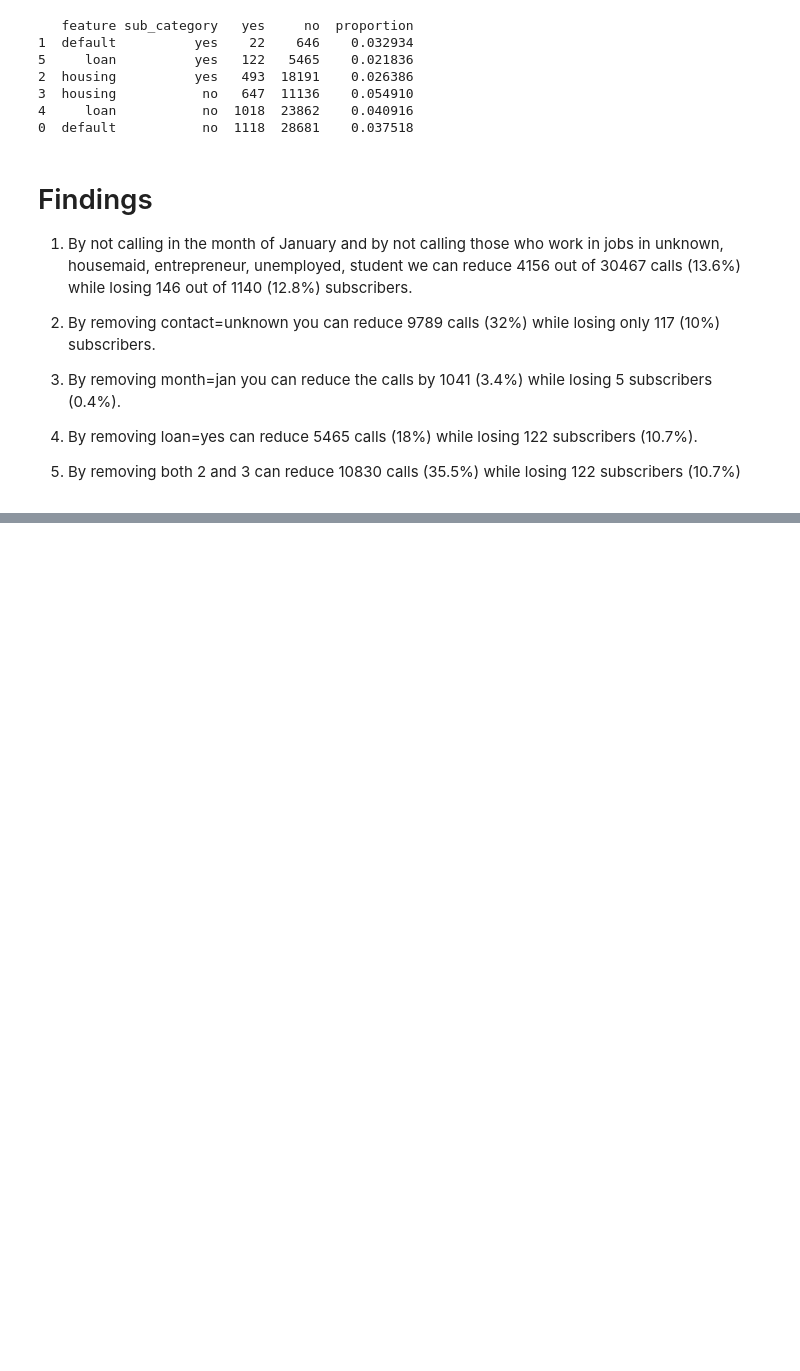
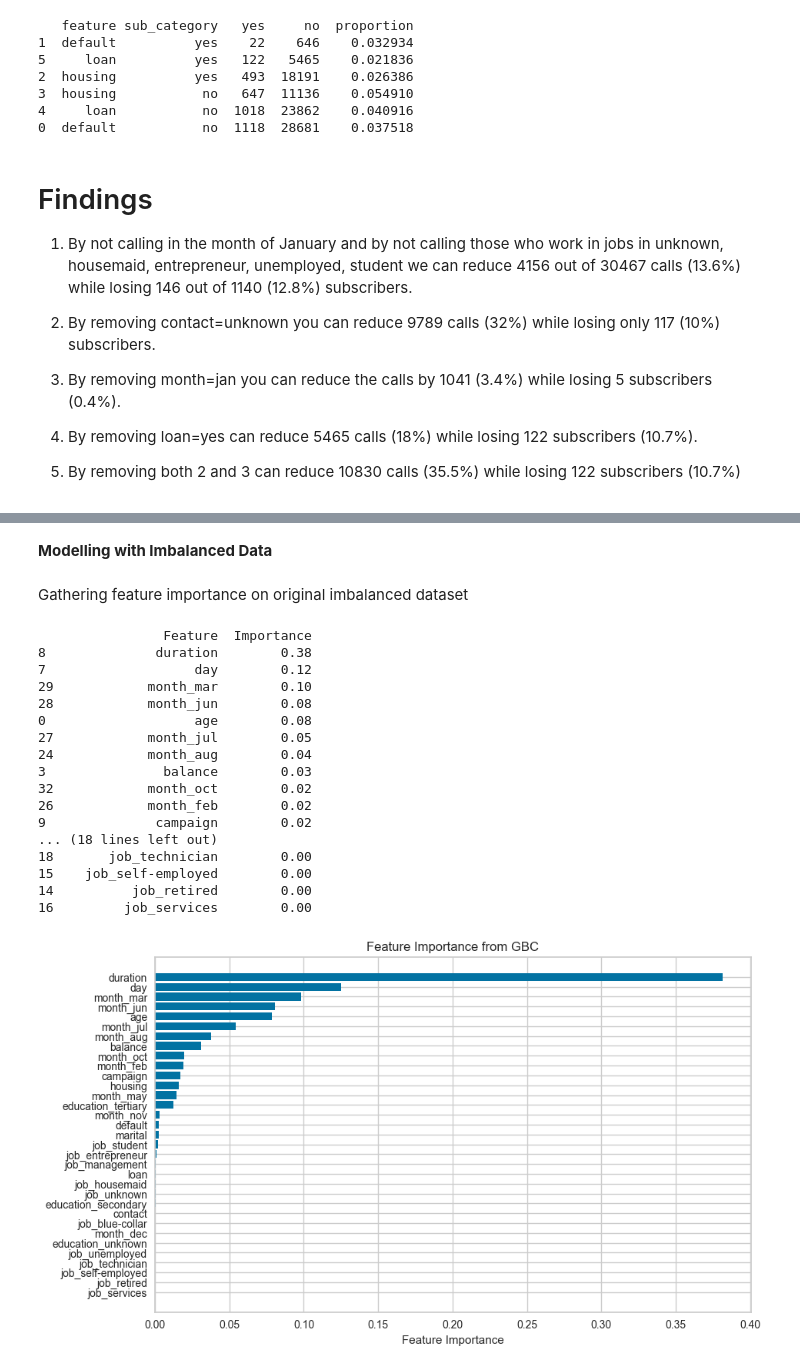
Before and after one commit to pranav-netizen/CbPode4xMs2TacH1, a Jupyter notebook: term-deposit-marketing.ipynb, the cells around one changed output, grey strips where cells are left out. Cells and saved outputs as stored; diff of their text form; code cells hidden in the pictures; blank space fills up the shorter version.

```diff
--- a/term-deposit-marketing.ipynb
+++ b/term-deposit-marketing.ipynb
@@ -382,0 +553,7 @@ print(sorted_binary_counts_df[['feature', 'sub_category', 'yes', 'no', 'proporti
+# %%
+# Convert 'yes' to 1 and 'no' to 0 in binary features
+for col in binary_features:
+    data_cleaned_filtered_transformed[col] = data_cleaned_filtered_transformed[col].map({'yes': 1, 'no': 0})
+
+# Check the transformed dataset
+data_cleaned_filtered_transformed.head()
@@ -382,0 +568,61 @@ print(sorted_binary_counts_df[['feature', 'sub_category', 'yes', 'no', 'proporti
+# %% [markdown]
+<b> Modelling with Imbalanced Data <b>
+# %%
+from sklearn.model_selection import train_test_split
+
+
+# Convert 'y' to integer type
+data_cleaned_filtered_transformed['y'] = data_cleaned_filtered_transformed['y'].astype(int)
+y= data_cleaned_filtered_transformed['y']
+X = data_cleaned_filtered_transformed.drop(['y'],axis=1)
+
+# Split the dataset
+X_train, X_test, y_train, y_test = train_test_split(X, y, test_size=0.3, random_state=42)
+# %% [markdown]
+Gathering feature importance on original imbalanced dataset
+# %%
+from sklearn.ensemble import GradientBoostingClassifier
+
+# Initialize and fit the GBC model
+gbc_model = GradientBoostingClassifier()
+gbc_model.fit(X_train, y_train)
+
+# Get feature importance
+feature_importances = gbc_model.feature_importances_
+
+# Create a DataFrame for better visualization
+features = X_train.columns  # Make sure X_train is a DataFrame, else adjust accordingly
+importance_df = pd.DataFrame({
+    'Feature': features,
+    'Importance': feature_importances
+}).sort_values(by='Importance', ascending=False)
+
+# Print the DataFrame
+print(importance_df)
+
+# Optionally, plot the feature importance
+plt.figure(figsize=(10, 6))
+plt.barh(importance_df['Feature'], importance_df['Importance'])
+plt.xlabel('Feature Importance')
+plt.title('Feature Importance from GBC')
+plt.gca().invert_yaxis()
+plt.show()
+# %% [output]
+                Feature  Importance
+8              duration        0.38
+7                   day        0.12
+29            month_mar        0.10
+28            month_jun        0.08
+0                   age        0.08
+27            month_jul        0.05
+24            month_aug        0.04
+3               balance        0.03
+32            month_oct        0.02
+26            month_feb        0.02
+9              campaign        0.02
+... (18 lines left out)
+18       job_technician        0.00
+15    job_self-employed        0.00
+14          job_retired        0.00
+16         job_services        0.00
+[figure, added]
```
Also changed, not shown: parts of 149 cells of this notebook.
